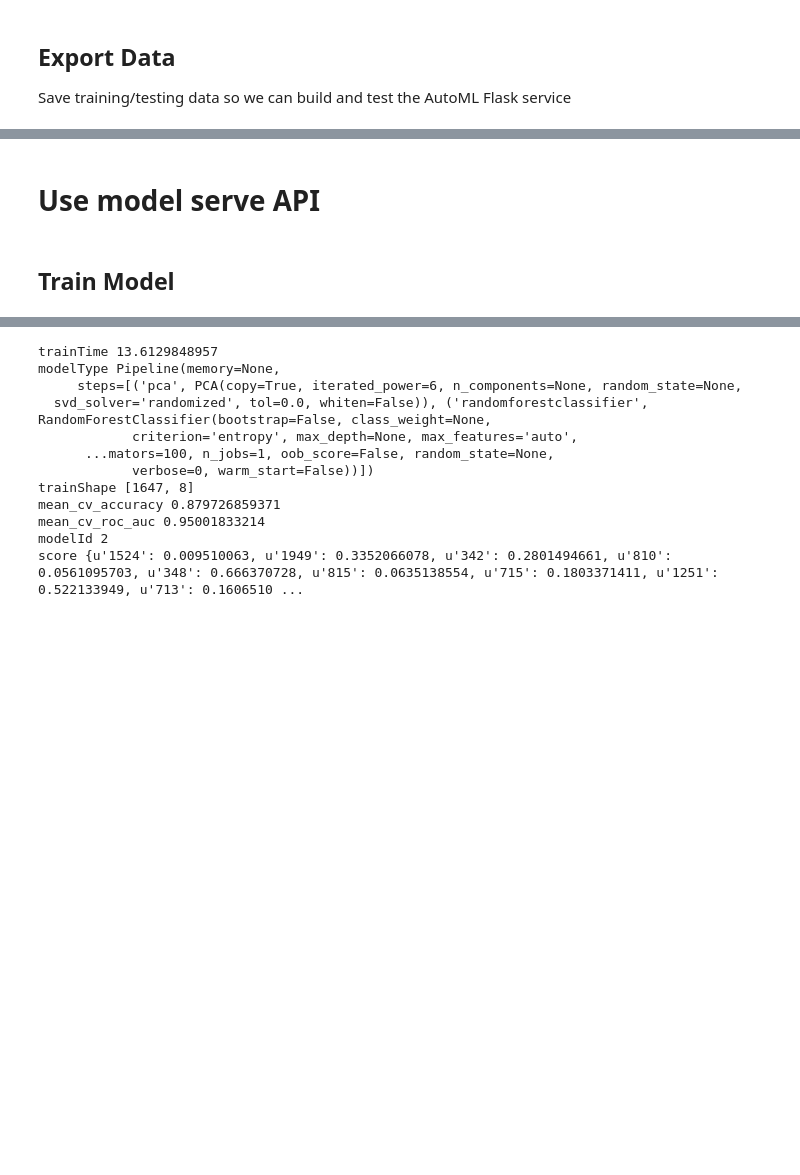
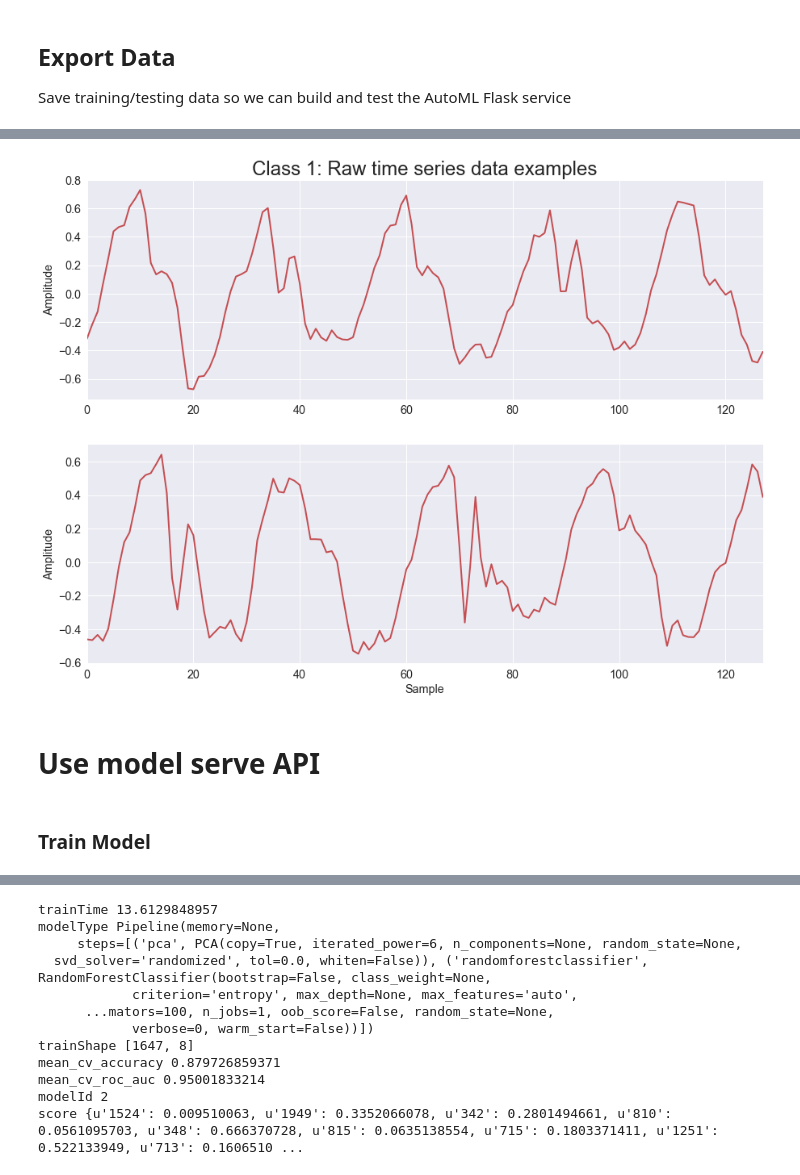
Before and after one commit to crawles/automl_service, a Jupyter notebook: modelling_and_usage.ipynb, the cells around one changed output, grey strips where cells are left out. Saved outputs shown, nothing was run; the diff lists cells and outputs as text; code cells hidden in the pictures; blank space fills up the shorter version.

```diff
--- a/modelling_and_usage.ipynb
+++ b/modelling_and_usage.ipynb
@@ -170,4 +235,16 @@ label_test.to_json(os.path.join(output_dir, 'label_test.json'))
+# %%
+for i,(_,_df) in enumerate(df[df.example_id.isin([1246, 1248])].groupby('example_id')):
+    plt.figure()
+    _df.index = _df.index%128
+    _df.sort_index().measurement.plot(linewidth=2, color=c[2])
+    plt.ylabel('Amplitude')
+    if i==0:
+        plt.title('Class 1: Raw time series data examples', size=24)
+plt.xlabel('Sample');
+# %% [output]
+[figure, added]
+[figure, added]
 # %% [markdown]
 # Use model serve API
 # %% [markdown]
-## Train Model
+### Train Model
```
Also changed, not shown: parts of 24 cells of this notebook, 4 other files.
